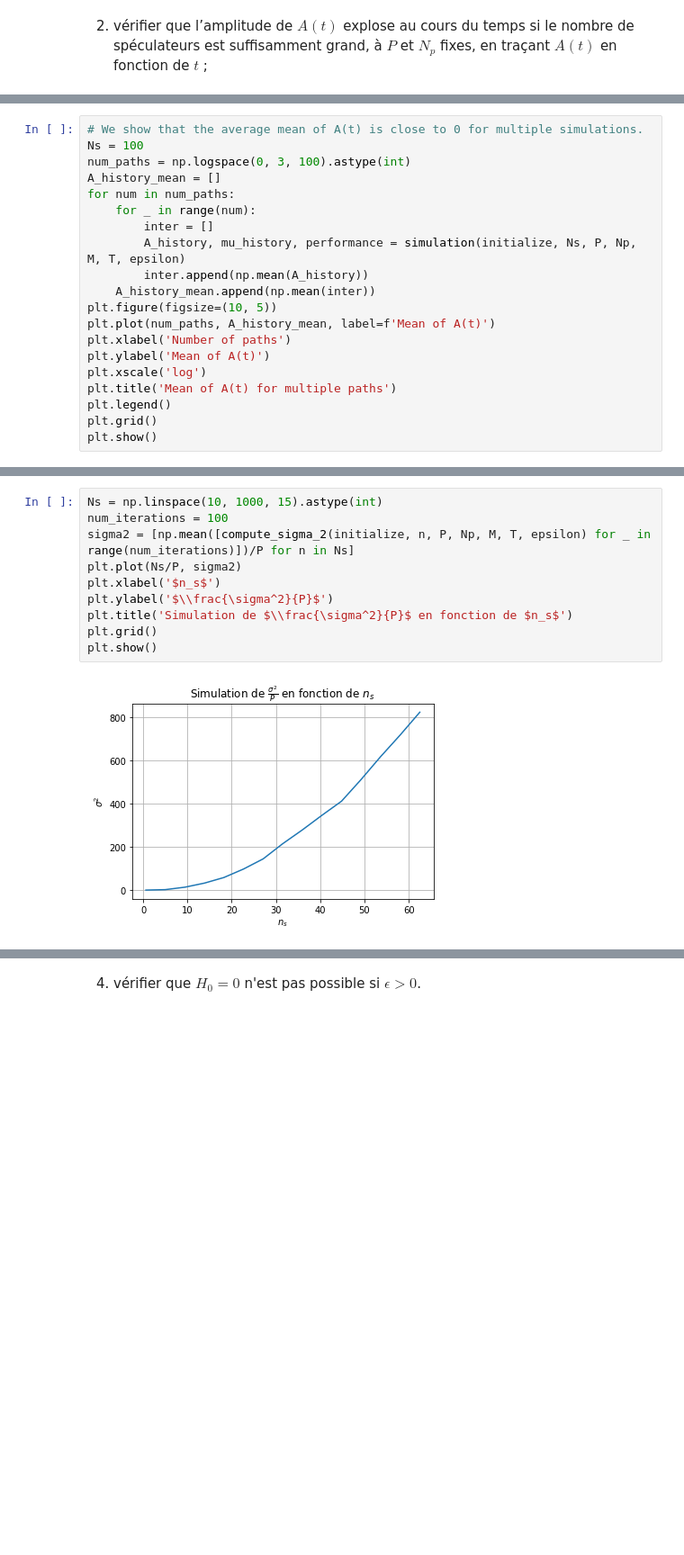
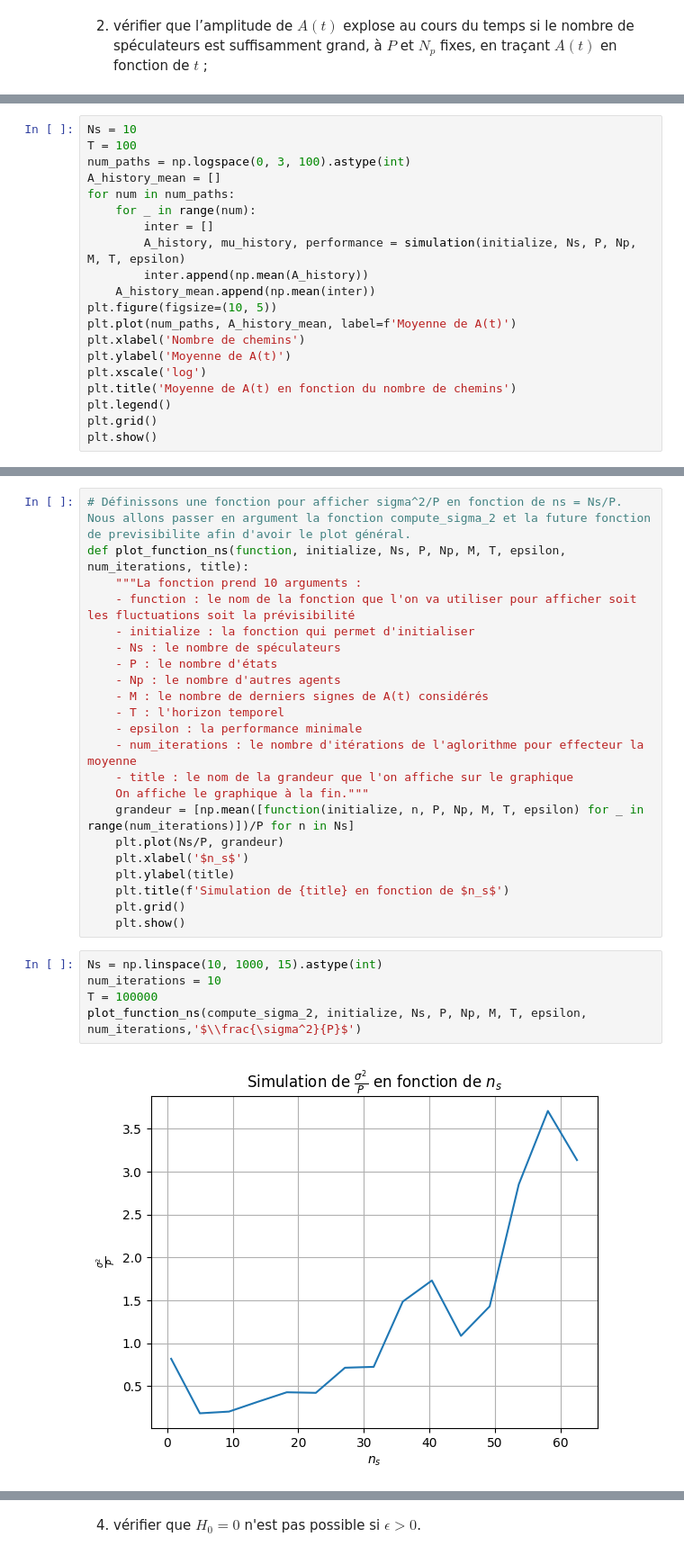
Before and after one commit to ethantrentin/Markets-Physic, a Jupyter notebook: TP5.ipynb, the cells around one changed output, grey strips where cells are left out. Shown at 90% size. Saved outputs shown, nothing was run; the diff lists cells and outputs as text; blank space fills up the shorter version.

```diff
--- a/TP5.ipynb
+++ b/TP5.ipynb
@@ -148,6 +186,6 @@ def compute_sigma_2(initialization, Ns, P, Np, M, T, epsilon):
 # %%
-# We show that the average mean of A(t) is close to 0 for multiple simulations.
-Ns = 100
+Ns = 10
+T = 100
 num_paths = np.logspace(0, 3, 100).astype(int)
 A_history_mean = []
 for num in num_paths:
@@ -157,11 +195,11 @@ for num in num_paths:
         inter.append(np.mean(A_history))
     A_history_mean.append(np.mean(inter))
 plt.figure(figsize=(10, 5))
-plt.plot(num_paths, A_history_mean, label=f'Mean of A(t)')
-plt.xlabel('Number of paths')
-plt.ylabel('Mean of A(t)')
+plt.plot(num_paths, A_history_mean, label=f'Moyenne de A(t)')
+plt.xlabel('Nombre de chemins')
+plt.ylabel('Moyenne de A(t)')
 plt.xscale('log')
-plt.title('Mean of A(t) for multiple paths')
+plt.title('Moyenne de A(t) en fonction du nombre de chemins')
 plt.legend()
 plt.grid()
 plt.show()
@@ -170,12 +208,29 @@ plt.show()
+# %%
+# Définissons une fonction pour afficher sigma^2/P en fonction de ns = Ns/P. Nous allons passer en argument la fonction compute_sigma_2 et la future fonction de previsibilite afin d'avoir le plot général.
+def plot_function_ns(function, initialize, Ns, P, Np, M, T, epsilon, num_iterations, title):
+    """La fonction prend 10 arguments :
+    - function : le nom de la fonction que l'on va utiliser pour afficher soit les fluctuations soit la prévisibilité
+    - initialize : la fonction qui permet d'initialiser
+    - Ns : le nombre de spéculateurs
+    - P : le nombre d'états
+    - Np : le nombre d'autres agents
+    - M : le nombre de derniers signes de A(t) considérés
+    - T : l'horizon temporel
+    - epsilon : la performance minimale
+    - num_iterations : le nombre d'itérations de l'aglorithme pour effecteur la moyenne
+    - title : le nom de la grandeur que l'on affiche sur le graphique
+    On affiche le graphique à la fin."""
+    grandeur = [np.mean([function(initialize, n, P, Np, M, T, epsilon) for _ in range(num_iterations)])/P for n in Ns]
+    plt.plot(Ns/P, grandeur)
+    plt.xlabel('$n_s$')
+    plt.ylabel(title)
+    plt.title(f'Simulation de {title} en fonction de $n_s$')
+    plt.grid()
+    plt.show()
 # %%
 Ns = np.linspace(10, 1000, 15).astype(int)
-num_iterations = 100
-sigma2 = [np.mean([compute_sigma_2(initialize, n, P, Np, M, T, epsilon) for _ in range(num_iterations)])/P for n in Ns]
-plt.plot(Ns/P, sigma2)
-plt.xlabel('$n_s$')
-plt.ylabel('$\\frac{\sigma^2}{P}$')
-plt.title('Simulation de $\\frac{\sigma^2}{P}$ en fonction de $n_s$')
-plt.grid()
-plt.show()
+num_iterations = 10
+T = 100000
+plot_function_ns(compute_sigma_2, initialize, Ns, P, Np, M, T, epsilon, num_iterations,'$\\frac{\sigma^2}{P}$')
 # %% [output]
-[figure, old version]
+[figure, new version]
```
Also changed, not shown: parts of 52 cells of this notebook, 2 other files.
